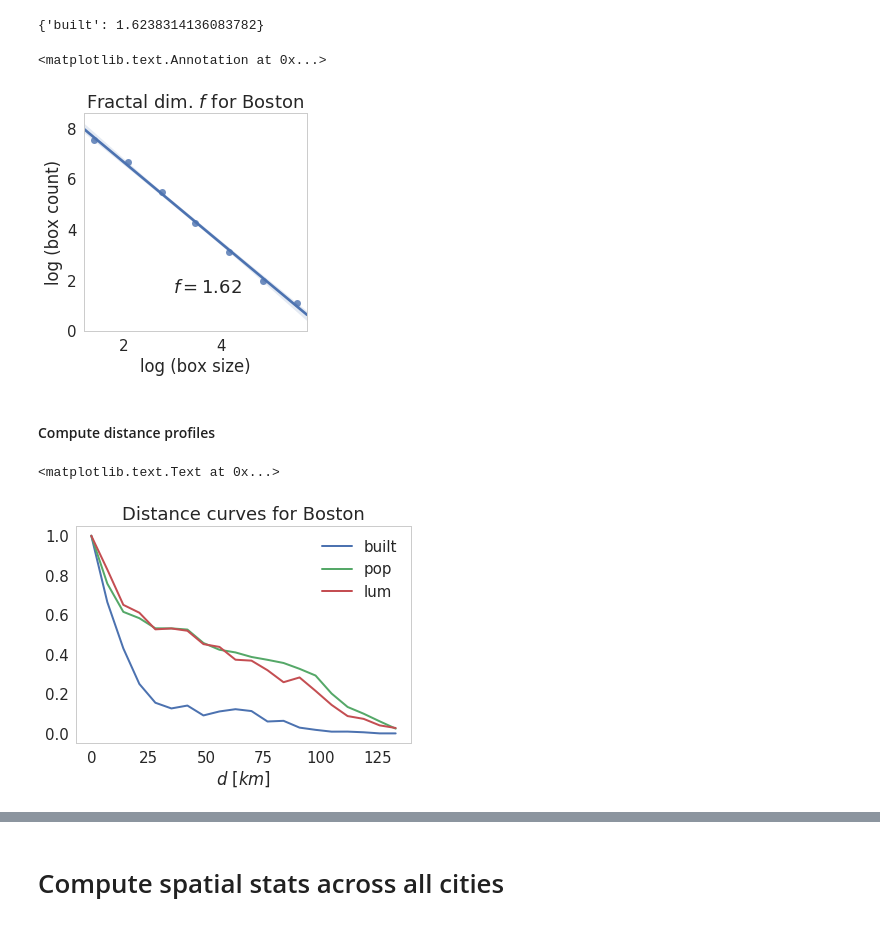
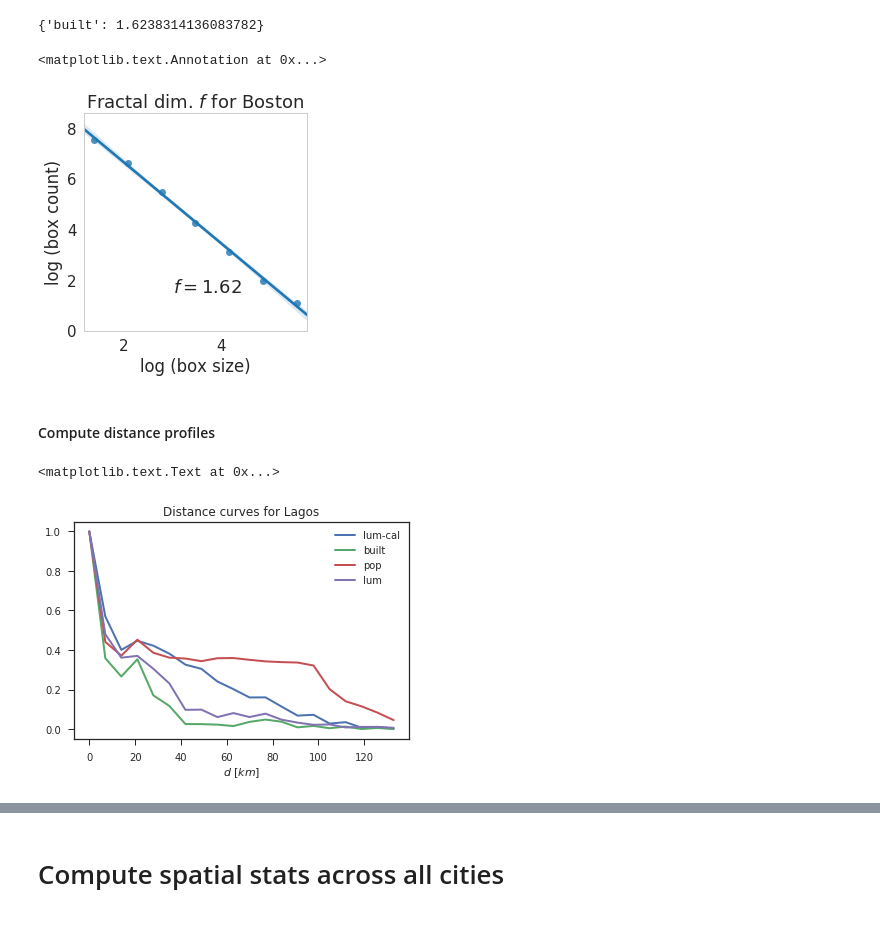
Before and after one commit to adrianalbert/urbanization-patterns, a Jupyter notebook: data-preprocessing/Compute spatial statistics.ipynb, the cells around one changed output, grey strips where cells are left out. Cells and saved outputs as stored; diff of their text form; code cells hidden in the pictures.

Commit message:
more analysis pf spatial profiles

```diff
--- a/data-preprocessing/Compute spatial statistics.ipynb
+++ b/data-preprocessing/Compute spatial statistics.ipynb
@@ -66,15 +63,17 @@ First example: Paris, a radial, landlocked city with some lakes around.
 myfile_SAR = '/home/data/world-cities/urban_areas_over_10kpop_log/SAR_fr_paris,-fr-(pop-2.1M)_very-large_2110694_48.8667_2.3333.png'
 myfile_POP = '/home/data/world-cities/urban_areas_over_10kpop_log/POP_fr_paris,-fr-(pop-2.1M)_very-large_2110694_48.8667_2.3333.png'
 myfile_NLI = '/home/data/world-cities/urban_areas_over_10kpop_log/NLI_fr_paris,-fr-(pop-2.1M)_very-large_2110694_48.8667_2.3333.png'
+myfile_NLO = '/home/data/world-cities/urban_areas_over_10kpop_log/NLO_fr_paris,-fr-(pop-2.1M)_very-large_2110694_48.8667_2.3333.png'
 
 img = []
-for f in [myfile_SAR, myfile_POP, myfile_NLI]:
+for f in [myfile_SAR, myfile_POP, myfile_NLI, myfile_NLO]:
     img.append(read_img(f))
 
 mask = (imread(myfile_POP) > 0).astype(np.uint8)
 img = np.concatenate([a[...,np.newaxis] for a in img], axis=2)
 
-mycity = City(img, name='Paris', mask=mask, sources=["built", "pop", "lum"])
+mycity = City(img, name='Paris', mask=mask,
+              sources=["built", "pop", "lum", "lum-cal"])
 # %% [markdown]
 Another example - a coastal city with lots of water around (where nothing can be built)
 
@@ -84,16 +83,34 @@ Right now, we chose the regions with 0 population as first pass. This is because
 myfile_SAR = '/home/data/world-cities/urban_areas_over_10kpop_log/SAR_us_boston,-us-(pop-571.3k)_medium_571281_42.3583_-71.0603.png'
 myfile_POP = '/home/data/world-cities/urban_areas_over_10kpop_log/POP_us_boston,-us-(pop-571.3k)_medium_571281_42.3583_-71.0603.png'
 myfile_NLI = '/home/data/world-cities/urban_areas_over_10kpop_log/NLI_us_boston,-us-(pop-571.3k)_medium_571281_42.3583_-71.0603.png'
+myfile_NLO = '/home/data/world-cities/urban_areas_over_10kpop_log/NLO_us_boston,-us-(pop-571.3k)_medium_571281_42.3583_-71.0603.png'
 
 img = []
-for f in [myfile_SAR, myfile_POP, myfile_NLI]:
+for f in [myfile_SAR, myfile_POP, myfile_NLI, myfile_NLO]:
     img.append(read_img(f))
 
 img = np.concatenate([a[...,np.newaxis] for a in img], axis=2)
 
 mask = (imread(myfile_POP) > 0).astype(np.uint8)
 
-mycity = City(img, name='Boston', mask=mask, sources=["built", "pop", "lum"])
+mycity = City(img, name='Boston', mask=mask,
+              sources=["built", "pop", "lum", "lum-cal"])
+# %%
+myfile_SAR = '/home/data/world-cities/urban_areas_over_10kpop_log/SAR_ng_lagos,-ng-(pop-8.8M)_megalopolis_8789133_6.4531_3.3958.png'
+myfile_POP = '/home/data/world-cities/urban_areas_over_10kpop_log/POP_ng_lagos,-ng-(pop-8.8M)_megalopolis_8789133_6.4531_3.3958.png'
+myfile_NLI = '/home/data/world-cities/urban_areas_over_10kpop_log/NLI_ng_lagos,-ng-(pop-8.8M)_megalopolis_8789133_6.4531_3.3958.png'
+myfile_NLO = '/home/data/world-cities/urban_areas_over_10kpop_log/NLO_ng_lagos,-ng-(pop-8.8M)_megalopolis_8789133_6.4531_3.3958.png'
+
+img = []
+for f in [myfile_SAR, myfile_POP, myfile_NLI, myfile_NLO]:
+    img.append(read_img(f))
+
+img = np.concatenate([a[...,np.newaxis] for a in img], axis=2)
+
+mask = (imread(myfile_POP) > 0).astype(np.uint8)
+
+mycity = City(img, name='Lagos', mask=mask,
+              sources=["built", "pop", "lum", "lum-cal"])
 # %%
 fig, ax = plt.subplots(1,2,figsize=(8,4))
 ax[0].imshow(mycity.M);
@@ -188,6 +206,6 @@ plt.title("Fractal dim. $f$ for %s" % mycity.name)
 ax.annotate('$f=$%.2f'%frac_dim['built'], xy=(2, 1), xytext=(3, 1.5))
 # %% [output]
 <matplotlib.text.Annotation at 0x...>
-[figure, old version]
+[figure, new version]
 # %% [markdown]
 #### Compute distance profiles
@@ -196,12 +212,14 @@ profiles = mycity.compute_profile()
 # %%
+profiles = mycity.compute_profile(method="raysampling")
+
 xlabels = np.arange(20) * 10 * 200 / 286.0
 
 plt.figure(figsize=(6,4))
 for c,p in profiles.iteritems():
     plt.plot(xlabels, p[0], label=c, lw=2)
 plt.legend(loc="best")
 plt.title("Distance curves for %s"%mycity.name)
 plt.xlabel("$d \ [km]$")
 # %% [output]
 <matplotlib.text.Text at 0x...>
-[figure, old version]
+[figure, new version]
```
Also changed, not shown: parts of 23 cells of this notebook, 4 other files.
